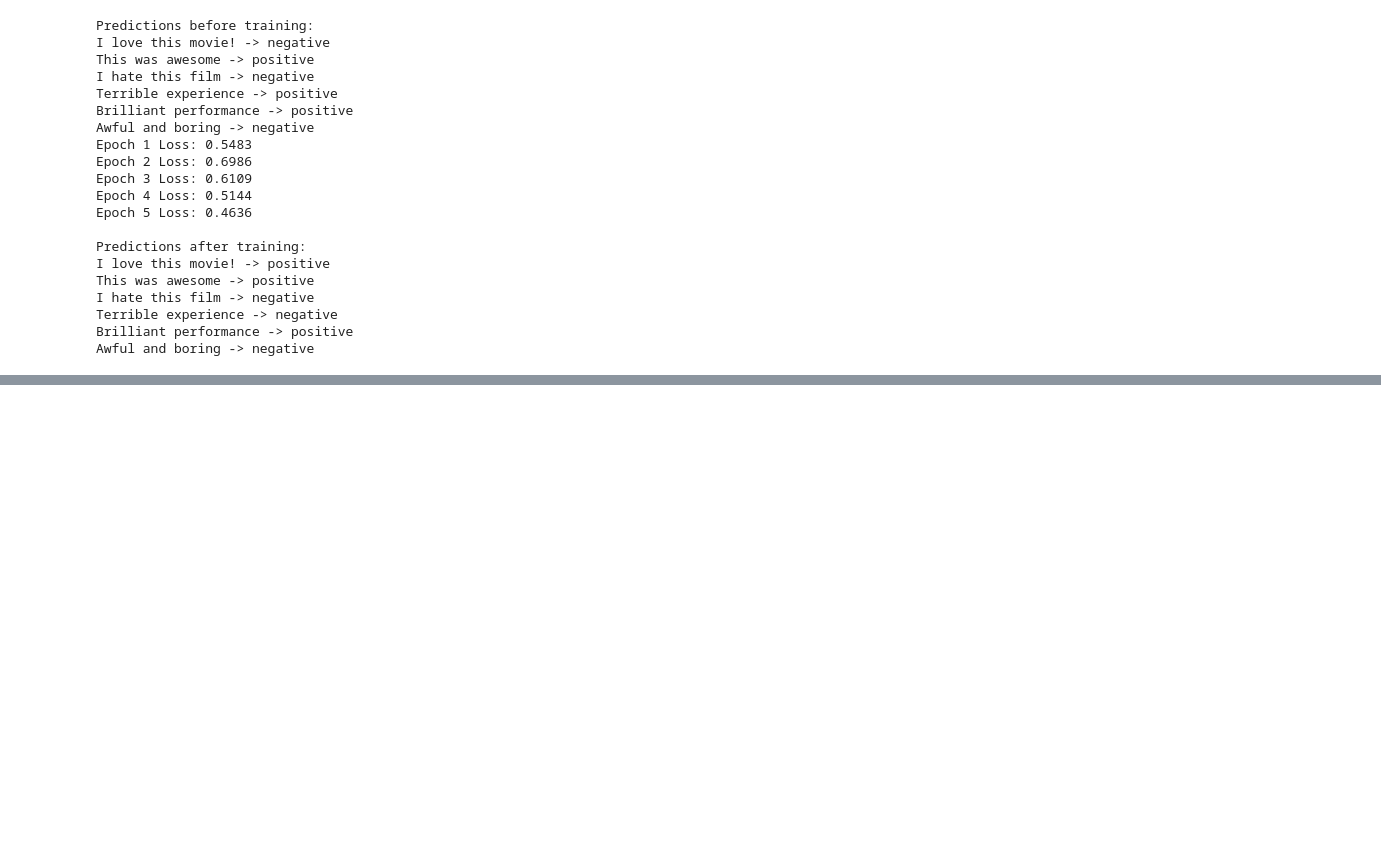
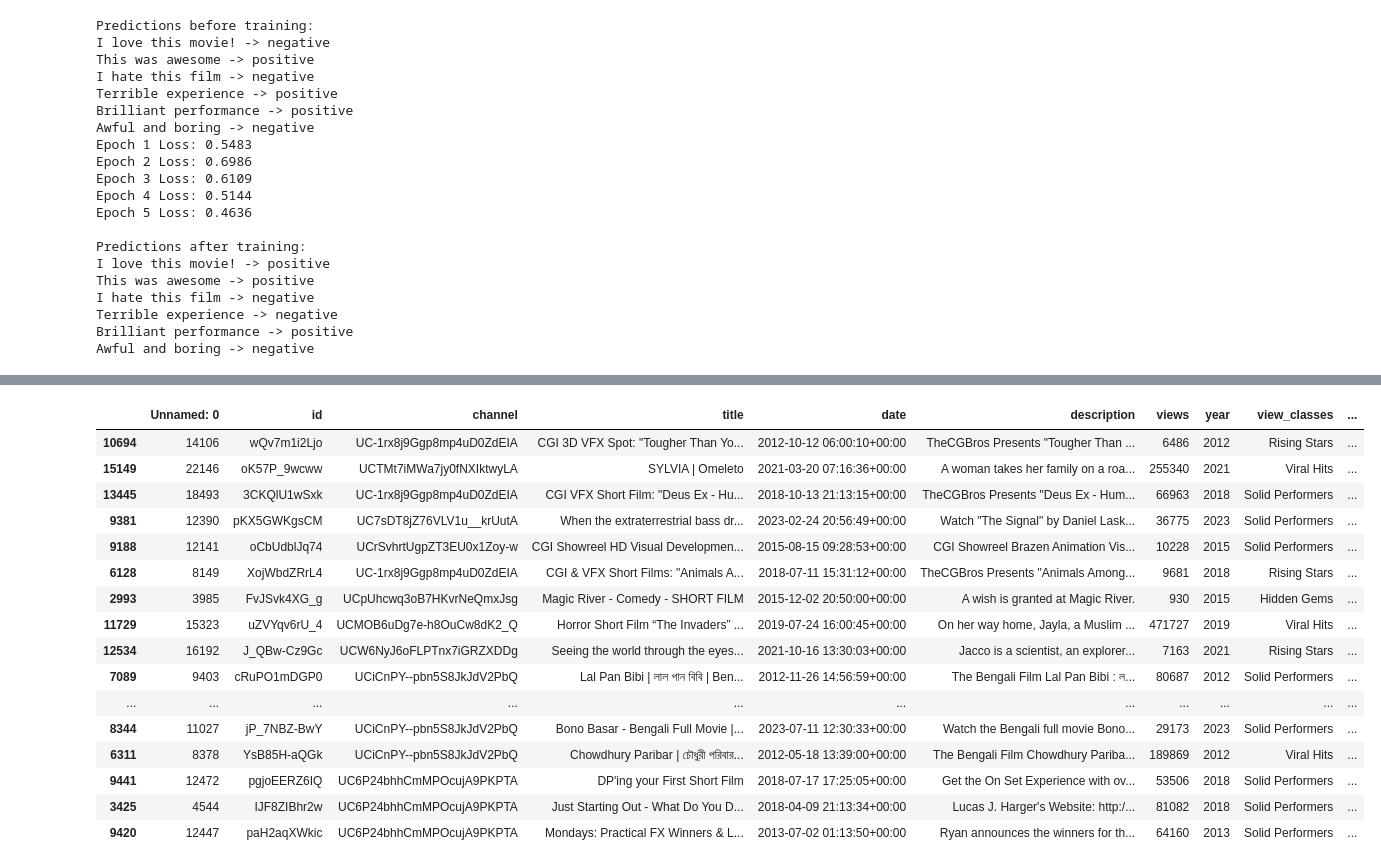
Before and after one commit to syldeha/Projet-modal-S-A, a Jupyter notebook: models/test_model.ipynb, the cells around one changed output, grey strips where cells are left out. Saved outputs shown, nothing was run; the diff lists cells and outputs as text; code cells hidden in the pictures; blank space fills up the shorter version.

```diff
--- a/models/test_model.ipynb
+++ b/models/test_model.ipynb
@@ -424,0 +428,10 @@ Awful and boring -> negative
+# %%
+
+import matplotlib.pyplot as plt
+import numpy as np
+import pandas as pd
+# Load the dataset
+
+# train_data=pd.read_csv("../dataset/train_val.csv")
+
+data_processed=process_youtube_csv("../dataset/train_val.csv")
@@ -424,0 +482,48 @@ Awful and boring -> negative
+# %%
+from sklearn.model_selection import train_test_split
+
+def split_function(dataframe, split_ratio=0.8, stratify_col=None, random_state=42):
+    """
+    Sépare le DataFrame en train et val, en respectant la distribution des classes
+    si stratify_col est renseigné.
+
+    Args:
+        dataframe: pd.DataFrame - données à splitter
+        split_ratio: float - ratio du validation set (ex: 0.2 pour 80%/20%)
+        stratify_col: str ou None - le nom de la colonne à utiliser pour le split stratifié (ex: 'view_classes')
+        random_state: int
+
+    Returns:
+        train_set, val_set: deux DataFrame disjoints
+    """
+    stratify = dataframe[stratify_col] if stratify_col else None
+    train_set, val_set = train_test_split(
+        dataframe,
+        test_size=split_ratio,
+        random_state=random_state,
+        shuffle=True,
+        stratify=stratify
+    )
+    return train_set, val_set
+
+train_set, val_set = split_function(data_processed, split_ratio=0.8)
+train_set.head(20)
+val_set.head(20)
+# %% [output]
+|  | Unnamed: 0 | id | channel | title | date | description | views | year | view_classes | ... |
+| 10694 | 14106 | wQv7m1i2Ljo | UC-1rx8j9Ggp8mp4uD0ZdEIA | CGI 3D VFX Spot: "Tougher Than Yo... | 2012-10-12 06:00:10+00:00 | TheCGBros Presents "Tougher Than ... | 6486 | 2012 | Rising Stars | ... |
+| 15149 | 22146 | oK57P_9wcww | UCTMt7iMWa7jy0fNXIktwyLA | SYLVIA | Omeleto | 2021-03-20 07:16:36+00:00 | A woman takes her family on a roa... | 255340 | 2021 | Viral Hits | ... |
+| 13445 | 18493 | 3CKQlU1wSxk | UC-1rx8j9Ggp8mp4uD0ZdEIA | CGI VFX Short Film: "Deus Ex - Hu... | 2018-10-13 21:13:15+00:00 | TheCGBros Presents "Deus Ex - Hum... | 66963 | 2018 | Solid Performers | ... |
+| 9381 | 12390 | pKX5GWKgsCM | UC7sDT8jZ76VLV1u__krUutA | When the extraterrestrial bass dr... | 2023-02-24 20:56:49+00:00 | Watch "The Signal" by Daniel Lask... | 36775 | 2023 | Solid Performers | ... |
+| 9188 | 12141 | oCbUdblJq74 | UCrSvhrtUgpZT3EU0x1Zoy-w | CGI Showreel HD Visual Developmen... | 2015-08-15 09:28:53+00:00 | CGI Showreel Brazen Animation Vis... | 10228 | 2015 | Solid Performers | ... |
+| 6128 | 8149 | XojWbdZRrL4 | UC-1rx8j9Ggp8mp4uD0ZdEIA | CGI & VFX Short Films: "Animals A... | 2018-07-11 15:31:12+00:00 | TheCGBros Presents "Animals Among... | 9681 | 2018 | Rising Stars | ... |
+| 2993 | 3985 | FvJSvk4XG_g | UCpUhcwq3oB7HKvrNeQmxJsg | Magic River - Comedy - SHORT FILM | 2015-12-02 20:50:00+00:00 | A wish is granted at Magic River. | 930 | 2015 | Hidden Gems | ... |
+| 11729 | 15323 | uZVYqv6rU_4 | UCMOB6uDg7e-h8OuCw8dK2_Q | Horror Short Film “The Invaders” ... | 2019-07-24 16:00:45+00:00 | On her way home, Jayla, a Muslim ... | 471727 | 2019 | Viral Hits | ... |
+| 12534 | 16192 | J_QBw-Cz9Gc | UCW6NyJ6oFLPTnx7iGRZXDDg | Seeing the world through the eyes... | 2021-10-16 13:30:03+00:00 | Jacco is a scientist, an explorer... | 7163 | 2021 | Rising Stars | ... |
+| 7089 | 9403 | cRuPO1mDGP0 | UCiCnPY--pbn5S8JkJdV2PbQ | Lal Pan Bibi | লাল পান বিবি | Ben... | 2012-11-26 14:56:59+00:00 | The Bengali Film Lal Pan Bibi : ল... | 80687 | 2012 | Solid Performers | ... |
+| ... | ... | ... | ... | ... | ... | ... | ... | ... | ... | ... |
+| 8344 | 11027 | jP_7NBZ-BwY | UCiCnPY--pbn5S8JkJdV2PbQ | Bono Basar - Bengali Full Movie |... | 2023-07-11 12:30:33+00:00 | Watch the Bengali full movie Bono... | 29173 | 2023 | Solid Performers | ... |
+| 6311 | 8378 | YsB85H-aQGk | UCiCnPY--pbn5S8JkJdV2PbQ | Chowdhury Paribar | চৌধুরী পরিবার... | 2012-05-18 13:39:00+00:00 | The Bengali Film Chowdhury Pariba... | 189869 | 2012 | Viral Hits | ... |
+| 9441 | 12472 | pgjoEERZ6IQ | UC6P24bhhCmMPOcujA9PKPTA | DP'ing your First Short Film | 2018-07-17 17:25:05+00:00 | Get the On Set Experience with ov... | 53506 | 2018 | Solid Performers | ... |
+| 3425 | 4544 | IJF8ZIBhr2w | UC6P24bhhCmMPOcujA9PKPTA | Just Starting Out - What Do You D... | 2018-04-09 21:13:34+00:00 | Lucas J. Harger's Website: http:/... | 81082 | 2018 | Solid Performers | ... |
+| 9420 | 12447 | paH2aqXWkic | UC6P24bhhCmMPOcujA9PKPTA | Mondays: Practical FX Winners & L... | 2013-07-02 01:13:50+00:00 | Ryan announces the winners for th... | 64160 | 2013 | Solid Performers | ... |
```
Also changed, not shown: parts of 14 cells of this notebook, 15 other files.
